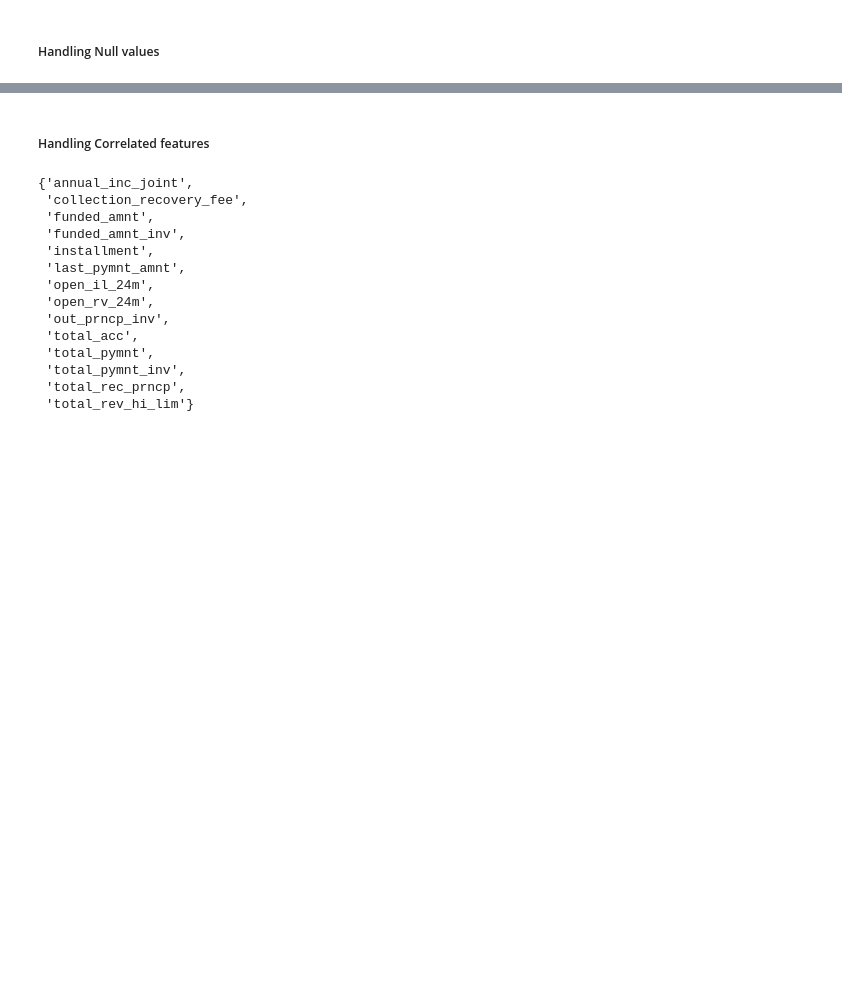
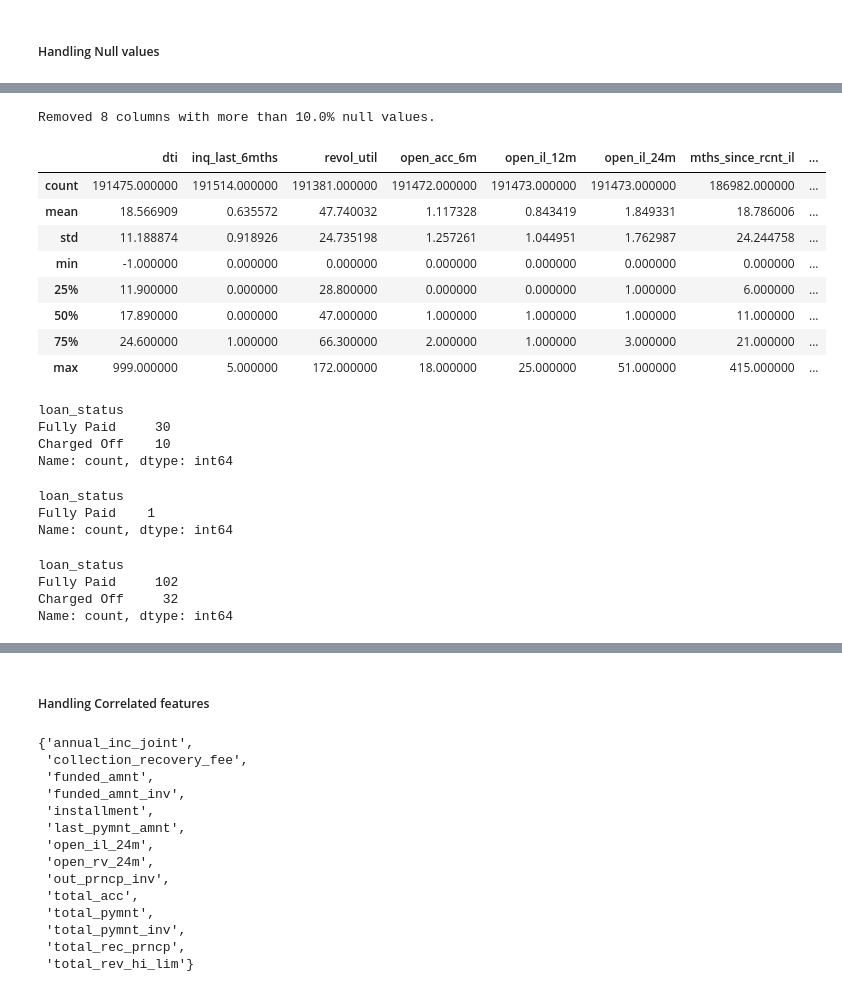
Before and after one commit to SenithDilitha/AIAndInnovation, a Jupyter notebook: LoanStatusPrediction/loan_status_prediction.ipynb, the cells around one changed output, grey strips where cells are left out. Cells and saved outputs as stored; diff of their text form; code cells hidden in the pictures; blank space fills up the shorter version.

Commit message:
Handle null values in 4 columns

```diff
--- a/LoanStatusPrediction/loan_status_prediction.ipynb
+++ b/LoanStatusPrediction/loan_status_prediction.ipynb
@@ -215,0 +203,32 @@ df_modified[null_columns].describe()
+# %%
+####### Drop columns with 10% or more null values
+threshold = 10;
+null_percentages = (df_modified.isnull().sum() / df_modified.shape[0]) * 100
+columns_to_remove = null_percentages[null_percentages > threshold].index
+
+df_modified = df_modified.drop(columns_to_remove, axis=1)  # axis=1 for columns
+
+print(f"Removed {len(columns_to_remove)} columns with more than {threshold:.1f}% null values.")
+
+null_columns = df_modified.columns[df_modified.isnull().any()]
+df_modified[null_columns].describe()
+# %% [output]
+Removed 8 columns with more than 10.0% null values.
+|  | dti | inq_last_6mths | revol_util | open_acc_6m | open_il_12m | open_il_24m | mths_since_rcnt_il | ... |
+| count | 191475.000000 | 191514.000000 | 191381.000000 | 191472.000000 | 191473.000000 | 191473.000000 | 186982.000000 | ... |
+| mean | 18.566909 | 0.635572 | 47.740032 | 1.117328 | 0.843419 | 1.849331 | 18.786006 | ... |
+| std | 11.188874 | 0.918926 | 24.735198 | 1.257261 | 1.044951 | 1.762987 | 24.244758 | ... |
+| min | -1.000000 | 0.000000 | 0.000000 | 0.000000 | 0.000000 | 0.000000 | 0.000000 | ... |
+| 25% | 11.900000 | 0.000000 | 28.800000 | 0.000000 | 0.000000 | 1.000000 | 6.000000 | ... |
+| 50% | 17.890000 | 0.000000 | 47.000000 | 1.000000 | 1.000000 | 1.000000 | 11.000000 | ... |
+| 75% | 24.600000 | 1.000000 | 66.300000 | 2.000000 | 1.000000 | 3.000000 | 21.000000 | ... |
+| max | 999.000000 | 5.000000 | 172.000000 | 18.000000 | 25.000000 | 51.000000 | 415.000000 | ... |
+# %%
+######## dti
+null_dti_df = df_modified[df_modified['dti'].isnull()]
+null_dti_df['loan_status'].value_counts()
+# %% [output]
+loan_status
+Fully Paid     30
+Charged Off    10
+Name: count, dtype: int64
@@ -215,0 +237,8 @@ df_modified[null_columns].describe()
+# %%
+########  inq_last_6mths
+null_inq_last_6mths_df = df_modified[df_modified['inq_last_6mths'].isnull()]
+null_inq_last_6mths_df['loan_status'].value_counts()
+# %% [output]
+loan_status
+Fully Paid    1
+Name: count, dtype: int64
@@ -215,0 +247,11 @@ df_modified[null_columns].describe()
+# %%
+####### revol_util
+null_revol_util_df = df_modified[df_modified['revol_util'].isnull()]
+print(null_revol_util_df['loan_status'].value_counts())
+
+df_modified['revol_util'].fillna(df_modified['revol_util'])
+# %% [output]
+loan_status
+Fully Paid     102
+Charged Off     32
+Name: count, dtype: int64
```
Also changed, not shown: parts of 4 cells of this notebook.
